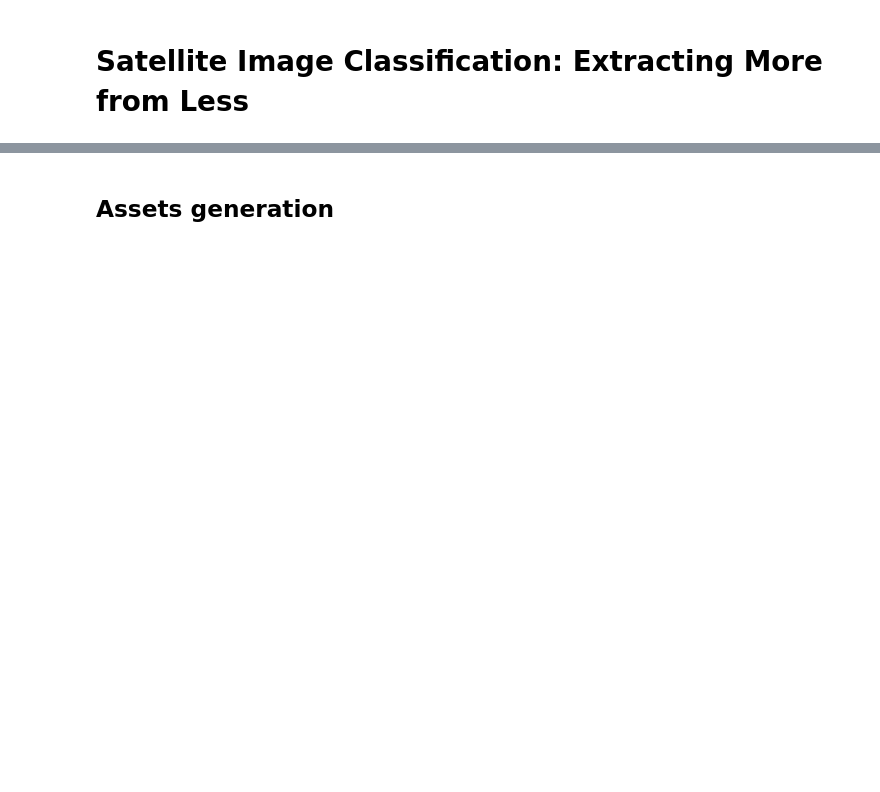
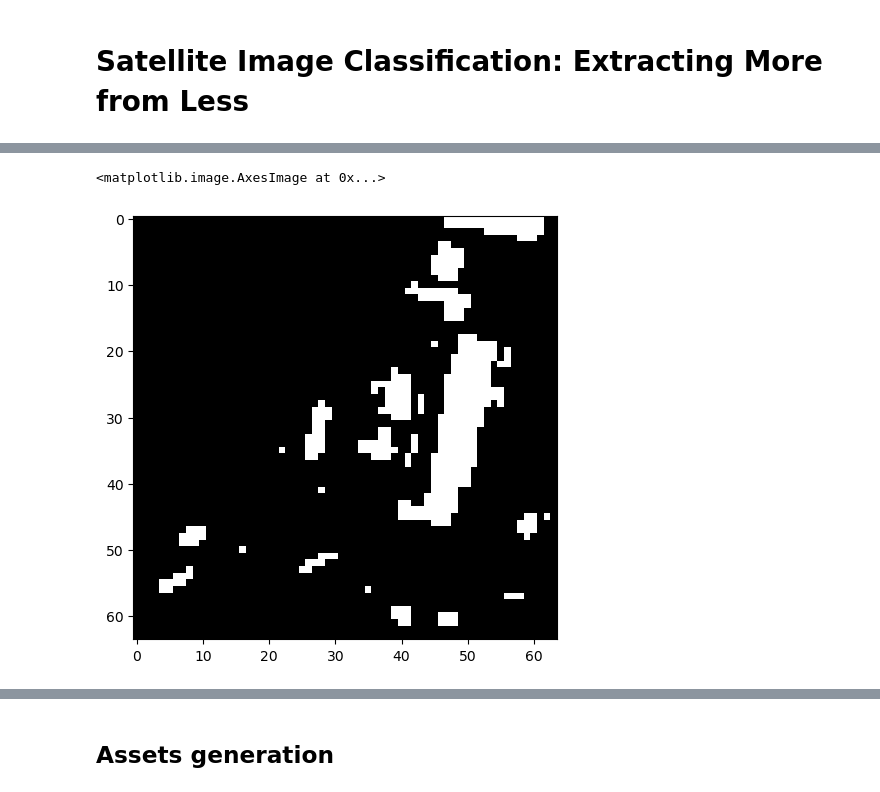
Before and after one commit to josep-audenis/eurosat-extracting-more-from-less, a Jupyter notebook: low_quality_image_classification.ipynb, the cells around one changed output, grey strips where cells are left out. Cells and saved outputs as stored; diff of their text form; code cells hidden in the pictures; blank space fills up the shorter version.

```diff
--- a/low_quality_image_classification.ipynb
+++ b/low_quality_image_classification.ipynb
@@ -16,0 +56,6 @@ labels = os.listdir(base_path)
+# %%
+im_bw = im_gray > 0.75
+imshow(im_bw)
+# %% [output]
+<matplotlib.image.AxesImage at 0x...>
+[figure, added]
```
Also changed, not shown: parts of 20 cells of this notebook, 2 other files.
